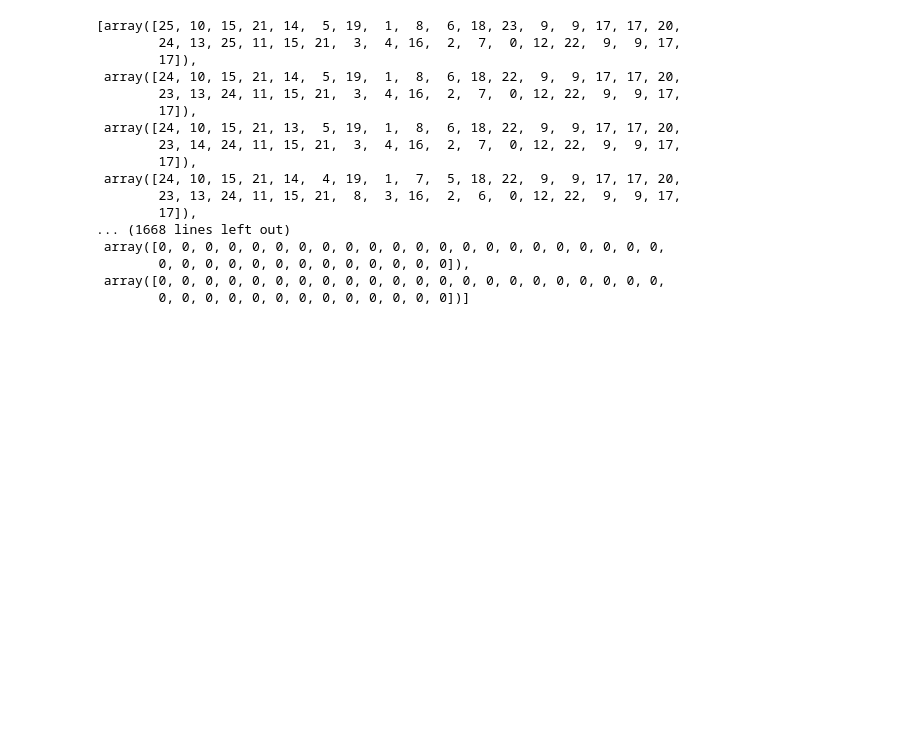
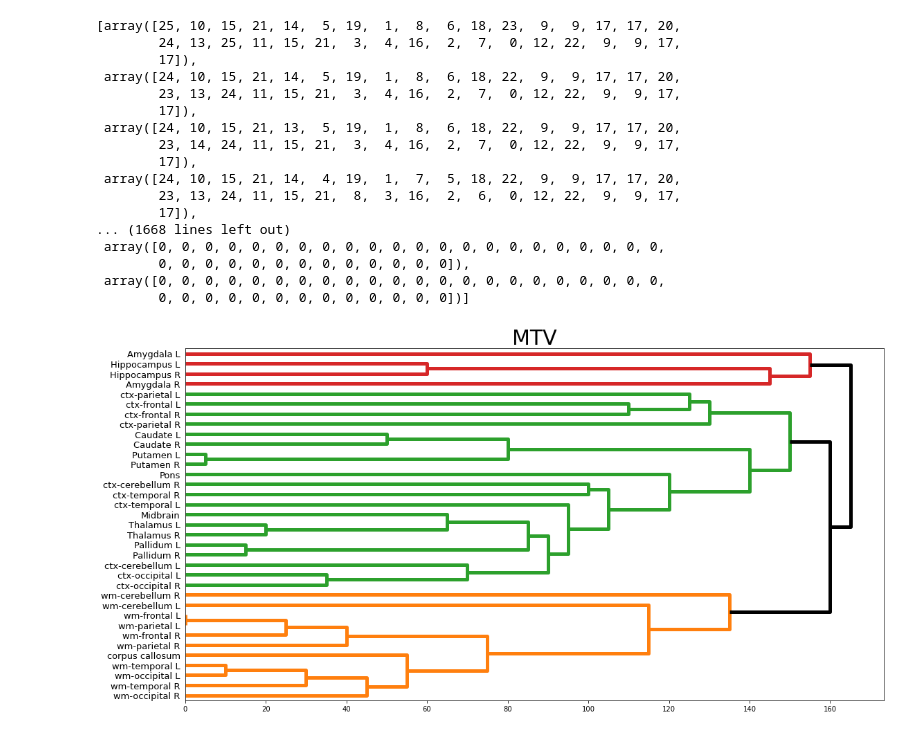
Before and after one commit to nitaiseri/IB-for-MRI, a Jupyter notebook: IB_Nitai.ipynb, the cells around one changed output. Cells and saved outputs as stored; diff of their text form; code cells hidden in the pictures; blank space fills up the shorter version.

Commit message:
first plot

```diff
--- a/IB_Nitai.ipynb
+++ b/IB_Nitai.ipynb
@@ -339,3 +359,67 @@ ib_data.clusters_matrix
         0, 0, 0, 0, 0, 0, 0, 0, 0, 0, 0, 0, 0]),
  array([0, 0, 0, 0, 0, 0, 0, 0, 0, 0, 0, 0, 0, 0, 0, 0, 0, 0, 0, 0, 0, 0,
         0, 0, 0, 0, 0, 0, 0, 0, 0, 0, 0, 0, 0])]
+# %%
+# Override the default linewidth.
+matplotlib.rcParams['lines.linewidth'] = 5
+
+fig, ax = plt.subplots(1,1)
+ax.set_title('MTV', fontsize=30)
+fig.set_size_inches(16,8)
+#dn = hierarchy.dendrogram(Z,labels=area_names,leaf_rotation=-80, ax=ax)
+if ib_data.analyse_by_areas:
+    dn = hierarchy.dendrogram(Z,labels=ib_data.area_names, ax=ax, orientation = 'right',color_threshold = 160,above_threshold_color='k')
+    #dn = hierarchy.dendrogram(Z,labels=area_names, ax=ax, color_threshold = 160,above_threshold_color='k',leaf_rotation=-80)
+else:
+    #dn = hierarchy.dendrogram(Z,labels=[subj_to_text(x) for x in subjects[contrast]],orientation = 'right',leaf_rotation=-80, ax=ax)
+    dn = hierarchy.dendrogram(Z,labels=[subj_to_text(x) for x in ib_data.subjects[contrast]],
+                              ax=ax,leaf_rotation=-80,color_threshold = 205, above_threshold_color='k')
+    #dn = hierarchy.dendrogram(Z,labels=[subj_to_text(x) for x in subjects[contrast]],
+    #                          ax=ax,color_threshold = 300, above_threshold_color='k',orientation = 'right')
+#dn = hierarchy.dendrogram(Z,labels=area_names, ax=ax)
+#dn = hierarchy.dendrogram(Z,leaf_rotation=-80, ax=ax)
+#ax.tick_params(axis='x',which = 'major', labelsize=15)
+ax.tick_params(axis='y',which = 'major', labelsize=13)
+plt.tight_layout()
+
+#hierarchy.set_link_color_palette(['#045a8d', '#2b8cbe', '#74a9cf', '#a6bddb'])
+#hierarchy.set_link_color_palette(['#8dd3c7','#ffffb3','#bebada','#fb8072','#80b1d3','#fdb462'][::-1])
+#hierarchy.set_link_color_palette(['#66c2a5','#fc8d62','#8da0cb','#e78ac3'][::-1])
+#hierarchy.set_link_color_palette(['#993404','#406020','#fd8d3c','#732673'][::-1])
+hierarchy.set_link_color_palette(['#993404','#64ad30','#a2142e','#7e2f8e'][::-1])
+#bordo: a2142e
+#orange: d95319
+#yellow: eeb220
+
+
+#region_color = {'other':'k','bg':'y','limbic':'b','ctx':'r','wm':'g'}
+#region_color = {'other':'k','bg':'#1f78b4','limbic':'k','ctx':'#e31a1c','wm':'#33a02c'}
+region_color = {'other':'#aaaaaa','bg':'#aaaaaa','limbic':'#aaaaaa','ctx':'#636363','wm':'k'}
+
+# if analyse_areas:
+#     for ticklabel in plt.gca().get_yticklabels():
+#         ticklabel.set_color(region_color[region[ticklabel.get_text()]])
+#     plt.tick_params(
+#         axis='x',          # changes apply to the x-axis
+#         which='both',      # both major and minor ticks are affected
+#         bottom=False,      # ticks along the bottom edge are off
+#         top=False,         # ticks along the top edge are off
+#         labelbottom=False)
+#     plt.xlabel('Clustering level')
+# else:
+#     for ticklabel in plt.gca().get_yticklabels():
+#         if int(subjects[contrast][int(ticklabel.get_text())][1])>50:
+#         #if int(ticklabel.get_text()[5:7])>50:
+#             ticklabel.set_color('#636363')
+#         else:
+#             ticklabel.set_color('k')
+#             ticklabel.set_fontweight('bold')
+
+
+#hierarchy.set_link_color_palette(None)
+#print([subj_to_text(x) for x in subjects[contrast]])
+#plt.savefig('C:\\Users\\Yoav\\Desktop\\ELSC\\Aviv\\Tali\\IB\\MTV_for_grant4.png')
+#plt.savefig('C:\\Users\\Yoav\\Desktop\\ELSC\\Aviv\\Tali\\grant\\MTV_areas4.png')
+# plt.savefig('D:\\ELSC\\Aviv\\Tali\\grant\\new_MTV_6.png')
+# %% [output]
+[figure, added]
```
Also changed, not shown: parts of 6 cells of this notebook.
